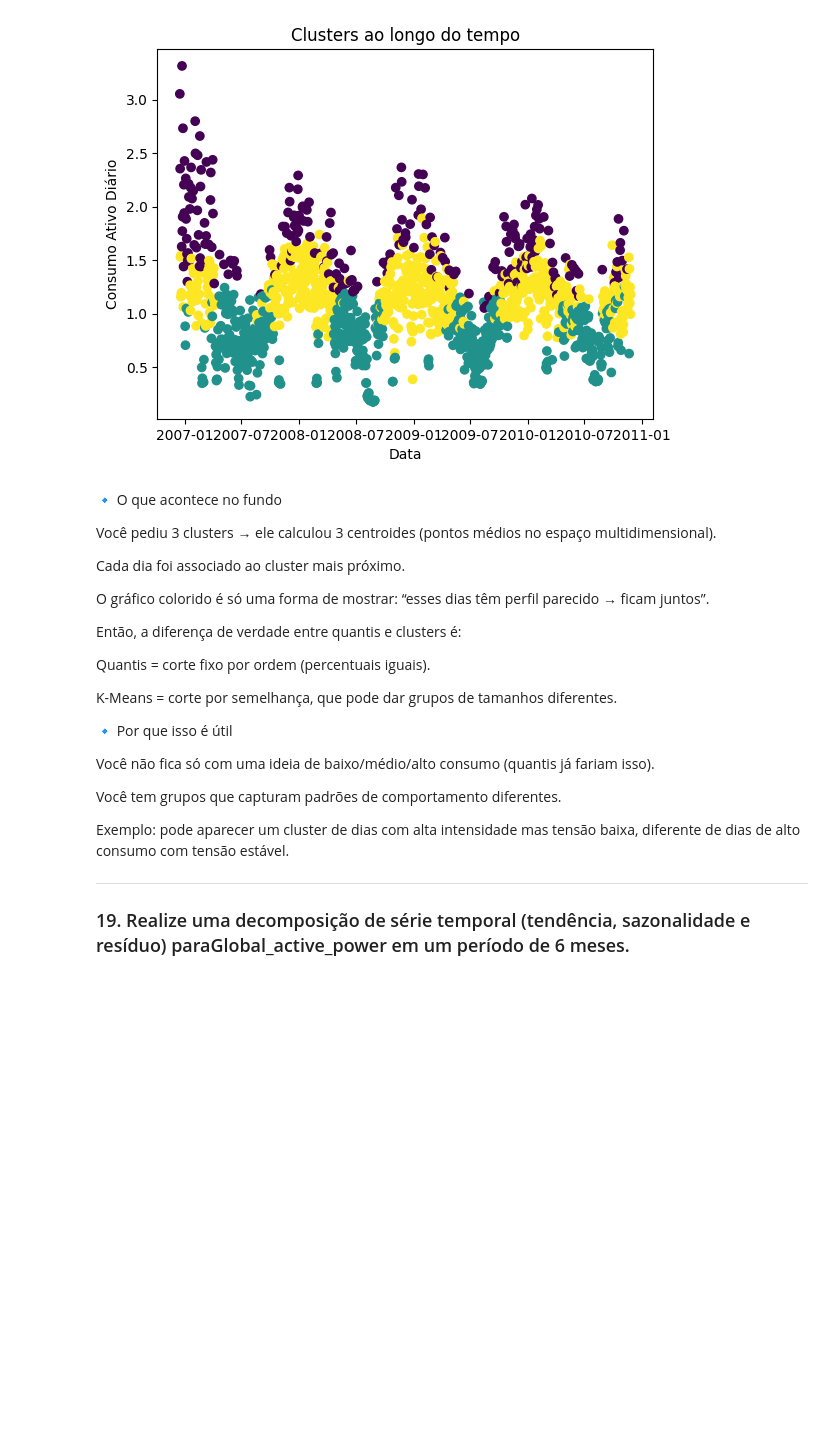
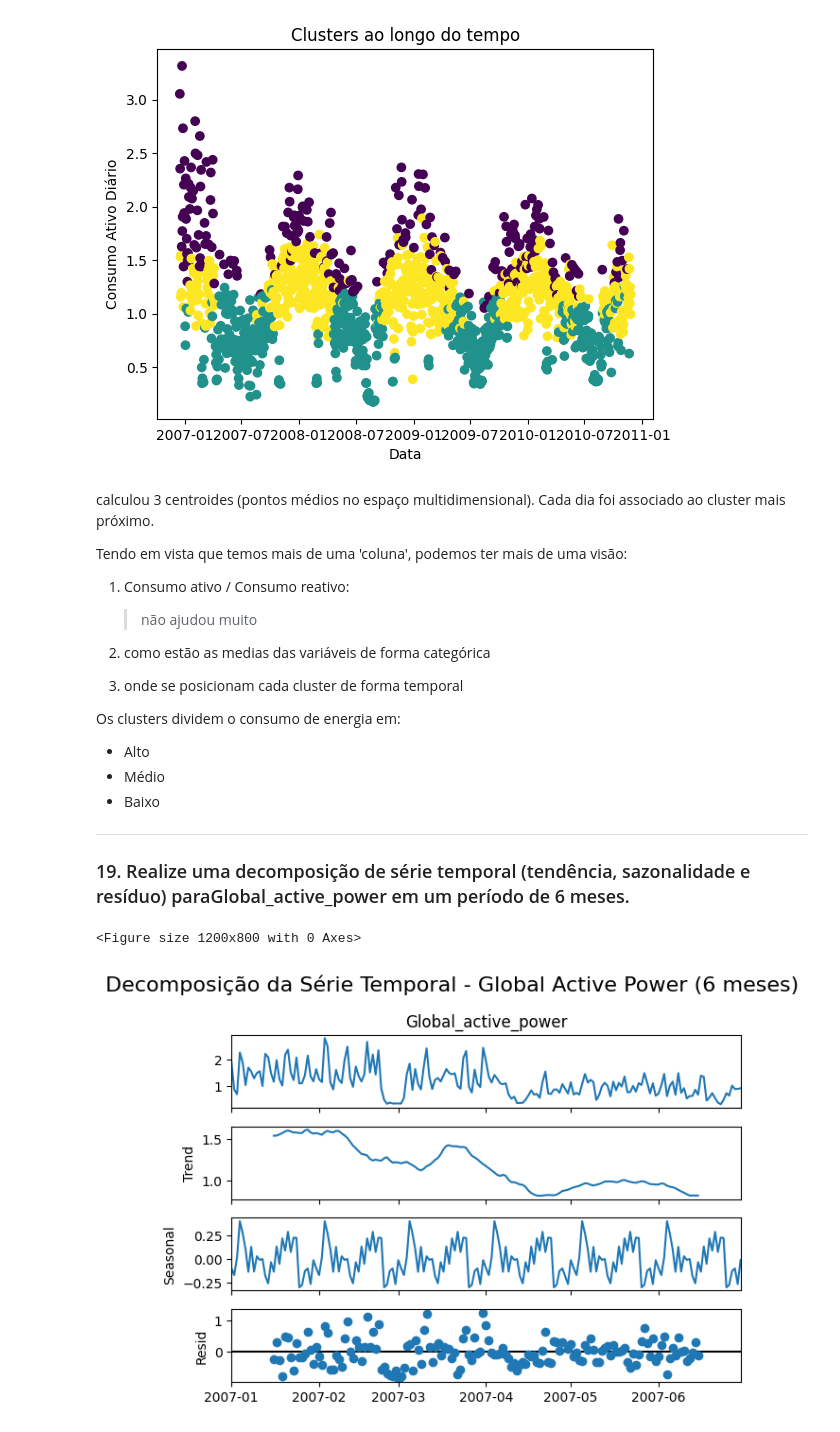
Before and after one commit to Entrega-CheckPoint/IOT-IOB-GENERATIVE-IA-CP04, a Jupyter notebook: checkpoint.ipynb, the cells around one changed output. Drawn from its saved outputs; the diff is of its cells as text; code cells hidden in the pictures; blank space fills up the shorter version.

```diff
--- a/checkpoint.ipynb
+++ b/checkpoint.ipynb
@@ -560,28 +575,44 @@ plt.show()
 # %% [output]
 [figure]
 # %% [markdown]
-🔹 O que acontece no fundo
-
-Você pediu 3 clusters → ele calculou 3 centroides (pontos médios no espaço multidimensional).
-
+calculou 3 centroides (pontos médios no espaço multidimensional).
 Cada dia foi associado ao cluster mais próximo.
 
-O gráfico colorido é só uma forma de mostrar: “esses dias têm perfil parecido → ficam juntos”.
+Tendo em vista que temos mais de uma 'coluna', podemos ter mais de uma visão:
+1. Consumo ativo / Consumo reativo:
+    > não ajudou muito
 
-Então, a diferença de verdade entre quantis e clusters é:
+2. como estão as medias das variáveis de forma categórica
+3. onde se posicionam cada cluster de forma temporal
 
-Quantis = corte fixo por ordem (percentuais iguais).
-
-K-Means = corte por semelhança, que pode dar grupos de tamanhos diferentes.
-
-🔹 Por que isso é útil
-
-Você não fica só com uma ideia de baixo/médio/alto consumo (quantis já fariam isso).
-
-Você tem grupos que capturam padrões de comportamento diferentes.
-
-Exemplo: pode aparecer um cluster de dias com alta intensidade mas tensão baixa, diferente de dias de alto consumo com tensão estável.
+Os clusters dividem o consumo de energia em:
+- Alto
+- Médio
+- Baixo
 
 ---
 
 ### 19. Realize uma decomposição de série temporal (tendência, sazonalidade e resíduo) paraGlobal_active_power em um período de 6 meses.
+# %%
+from statsmodels.tsa.seasonal import seasonal_decompose
+
+# Filtrar os 6 meses desejados
+mask = (df_household["Date"] >= "2007-01-01") & (df_household["Date"] <= "2007-06-30")
+df_6_months = df_household.loc[mask].copy()
+
+# Fazer média diária para regularizar a frequência
+df_daily = df_6_months.set_index("Date")["Global_active_power"].resample("D").mean()
+df_daily = df_daily.dropna()
+
+# Decomposição
+decomposition = seasonal_decompose(df_daily, model="additive", period=30)  # 30 dias ~ 1 mês
+
+# Plotar os componentes
+plt.figure(figsize=(12, 8))
+decomposition.plot()
+plt.suptitle("Decomposição da Série Temporal - Global Active Power (6 meses)", fontsize=16)
+plt.tight_layout()
+plt.show()
+# %% [output]
+<Figure size 1200x800 with 0 Axes>
+[figure, added]
```
Also changed, not shown: parts of 21 cells of this notebook.
